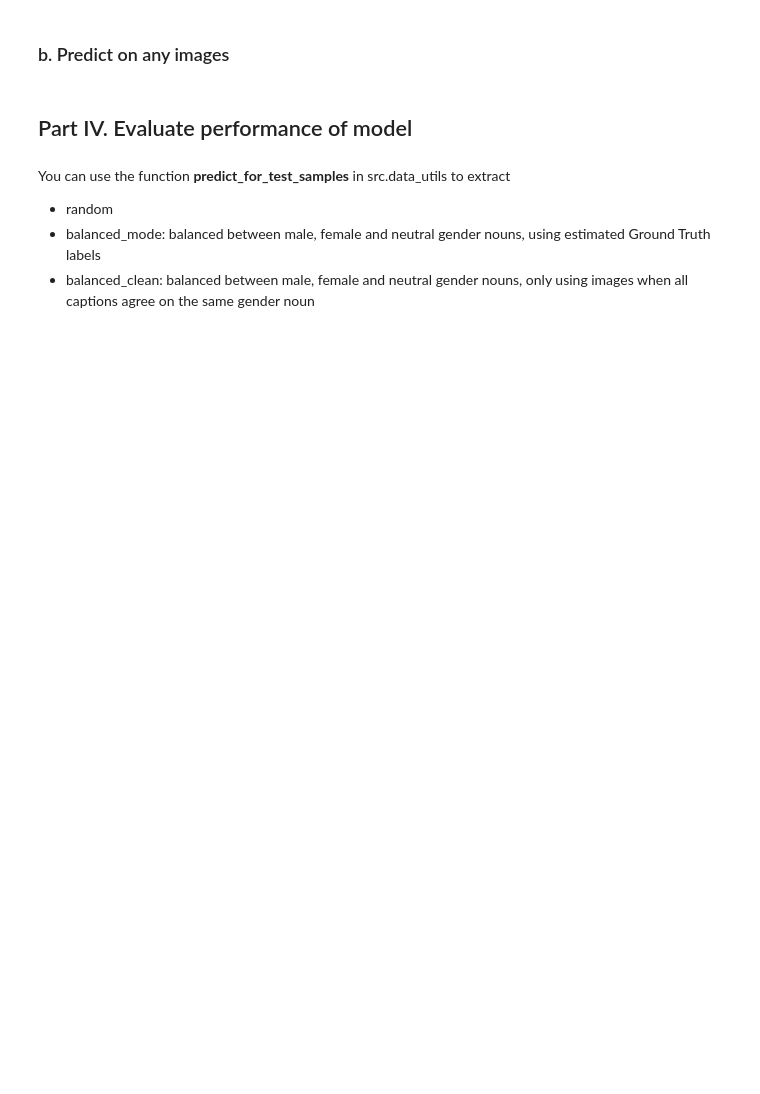
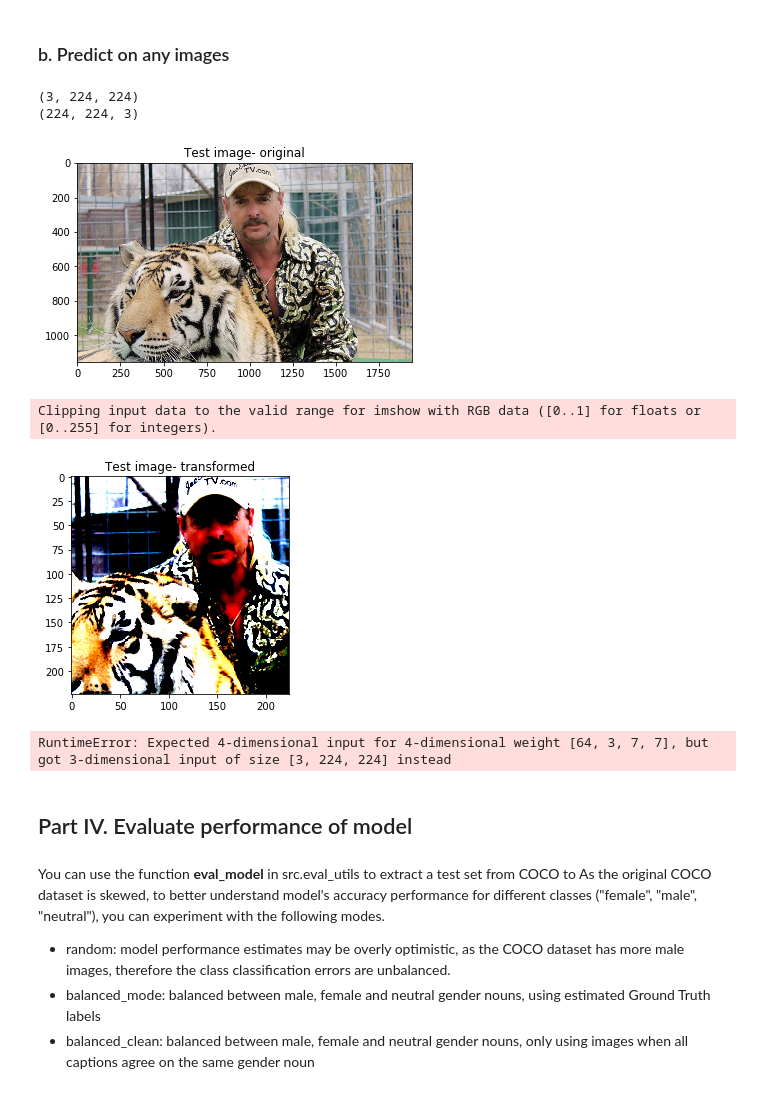
Before and after one commit to wendyku/gender-neutral-captioning, a Jupyter notebook: Gender_Neutral_Captioning.ipynb, the cells around one changed output. Drawn from its saved outputs; the diff is of its cells as text; code cells hidden in the pictures; blank space fills up the shorter version.

```diff
--- a/Gender_Neutral_Captioning.ipynb
+++ b/Gender_Neutral_Captioning.ipynb
@@ -138,7 +148,33 @@ Download model weights from XXX to ./model/ of this repo.
+# %%
+from src.model_utils import predict_from_image
+%matplotlib inline
+
+image_path = './data/test_image.png'
+'''
+By default, the function retrieves the most recently trained model
+'''
+# predict_from_image(image_path = image_path)
+'''
+To run with downloaded model weights, update the model_folder variable with the download path (see example below).
+'''
+model_folder = './Gender_Neutral_Captioning_model/'
+vocab_path = model_folder + 'vocab.pkl'
+model_path = model_folder + 'best-model.pkl'
+training_image_ids_path = model_folder + 'training_image_ids.pkl'
+predict_from_image(image_path = image_path, vocab_path = vocab_path, model_path = model_path)
+# %% [output]
+(3, 224, 224)
+(224, 224, 3)
+[figure, added]
+Clipping input data to the valid range for imshow with RGB data ([0..1] for floats or [0..255] for integers).
+[figure, added]
+RuntimeError: Expected 4-dimensional input for 4-dimensional weight [64, 3, 7, 7], but got 3-dimensional input of size [3, 224, 224] instead
 # %% [markdown]
 ## Part IV. Evaluate performance of model
 # %% [markdown]
-You can use the function **predict_for_test_samples** in src.data_utils to extract
-- random
+You can use the function **eval_model** in src.eval_utils to extract a test set from COCO to
+As the original COCO dataset is skewed, to better understand model's accuracy performance for different classes ("female", "male", "neutral"), you can experiment with the following modes.
+
+- random: model performance estimates may be overly optimistic, as the COCO dataset has more male images, therefore the class classification errors are unbalanced.
 - balanced_mode: balanced between male, female and neutral gender nouns, using estimated Ground Truth labels
 - balanced_clean: balanced between male, female and neutral gender nouns, only using images when all captions agree on the same gender noun
```
Also changed, not shown: parts of 9 cells of this notebook, 5 other files.
